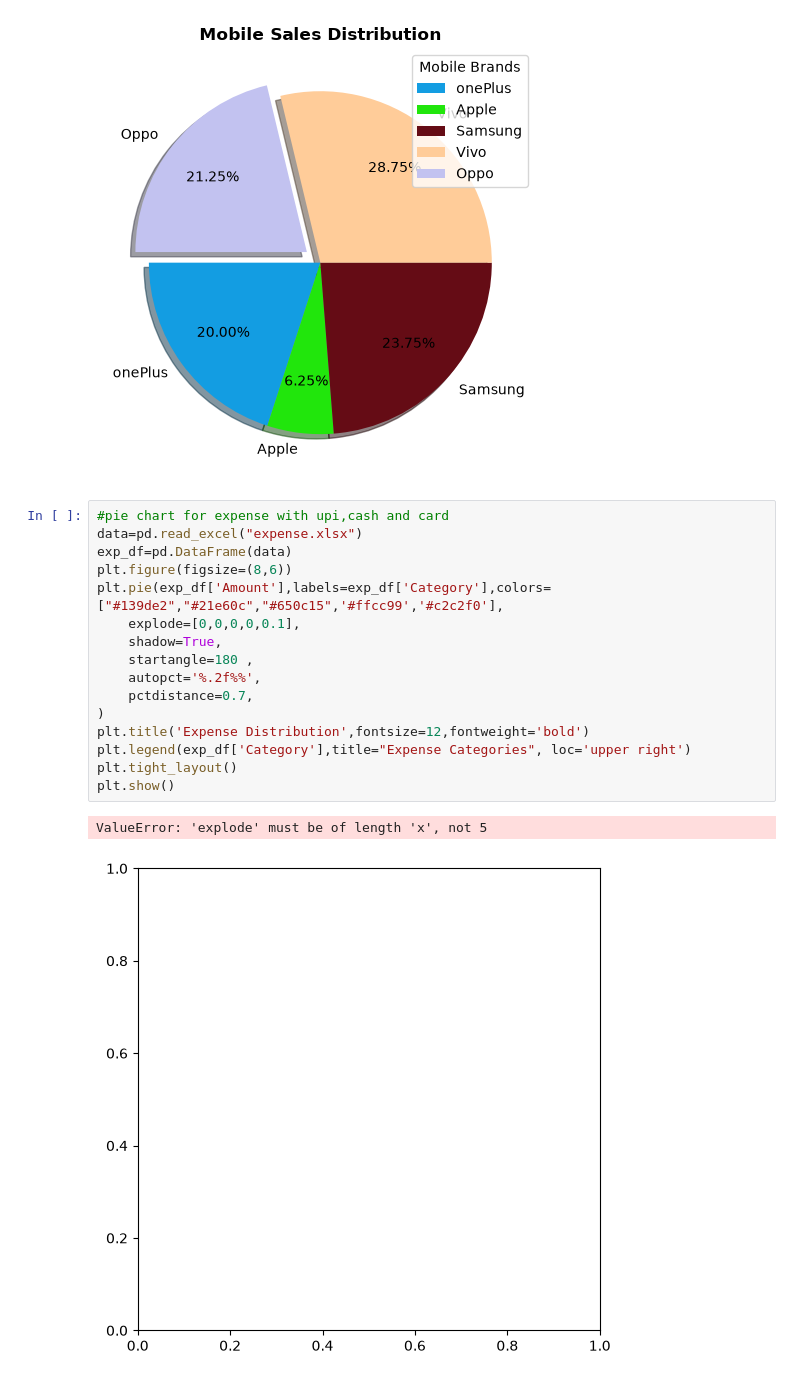
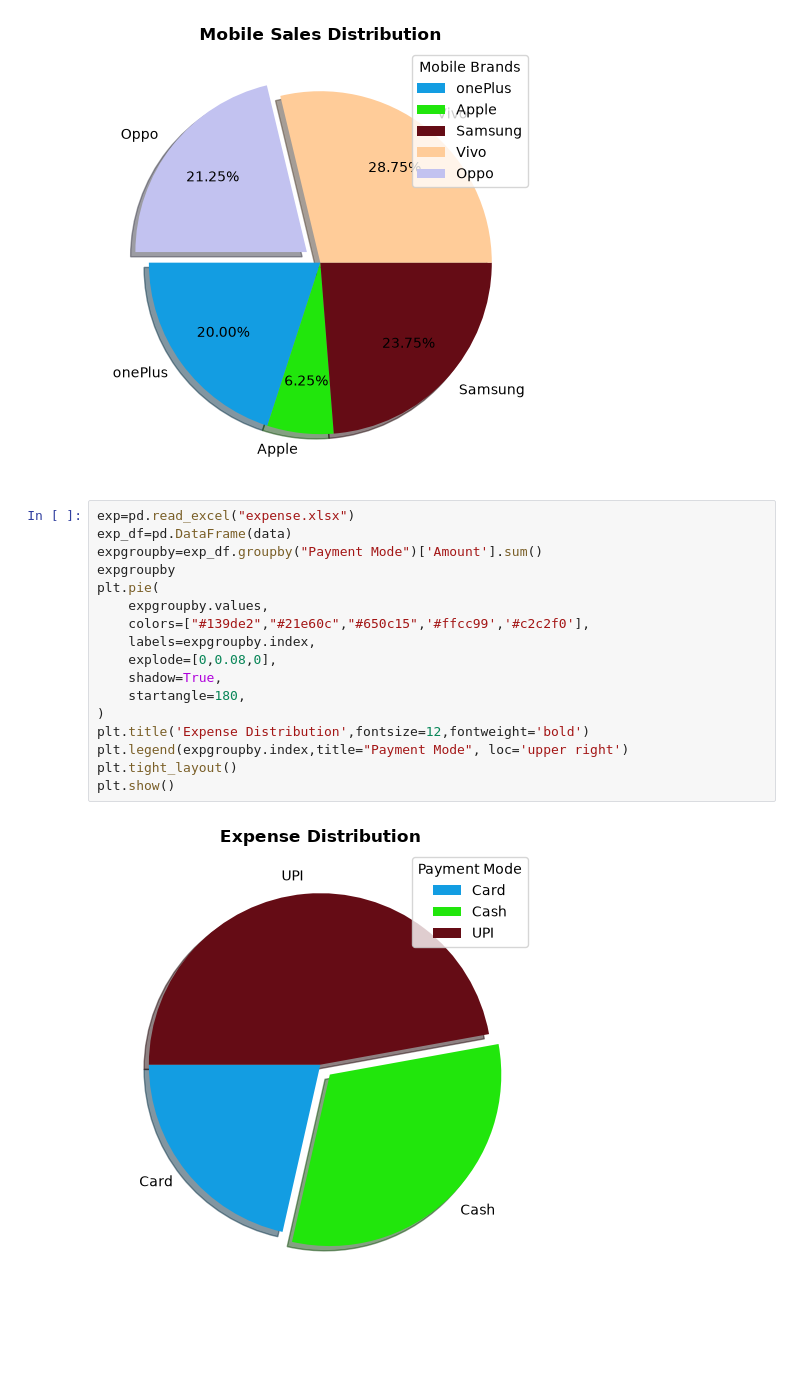
Before and after one commit to KarthikBNayak2006/Python-DataScience, a Jupyter notebook: Matplotlib/MatPlotLibPhasse2.ipynb, the cells around one changed output. Drawn from its saved outputs; the diff is of its cells as text; blank space fills up the shorter version.

```diff
--- a/Matplotlib/MatPlotLibPhasse2.ipynb
+++ b/Matplotlib/MatPlotLibPhasse2.ipynb
@@ -24,21 +24,21 @@ plt.show()
 # %% [output]
 [figure]
 # %%
-#pie chart for expense with upi,cash and card
-data=pd.read_excel("expense.xlsx")
+exp=pd.read_excel("expense.xlsx")
 exp_df=pd.DataFrame(data)
-plt.figure(figsize=(8,6))
-plt.pie(exp_df['Amount'],labels=exp_df['Category'],colors=["#139de2","#21e60c","#650c15",'#ffcc99','#c2c2f0'],
-    explode=[0,0,0,0,0.1],
+expgroupby=exp_df.groupby("Payment Mode")['Amount'].sum()
+expgroupby
+plt.pie(
+    expgroupby.values,
+    colors=["#139de2","#21e60c","#650c15",'#ffcc99','#c2c2f0'],
+    labels=expgroupby.index,
+    explode=[0,0.08,0],
     shadow=True,
-    startangle=180 ,
-    autopct='%.2f%%',
-    pctdistance=0.7,
+    startangle=180,
 )
 plt.title('Expense Distribution',fontsize=12,fontweight='bold')
-plt.legend(exp_df['Category'],title="Expense Categories", loc='upper right')
+plt.legend(expgroupby.index,title="Payment Mode", loc='upper right')
 plt.tight_layout()
 plt.show()
 # %% [output]
-ValueError: 'explode' must be of length 'x', not 5
-[figure, old version]
+[figure, new version]
```
Also changed, not shown: parts of 7 cells of this notebook.
